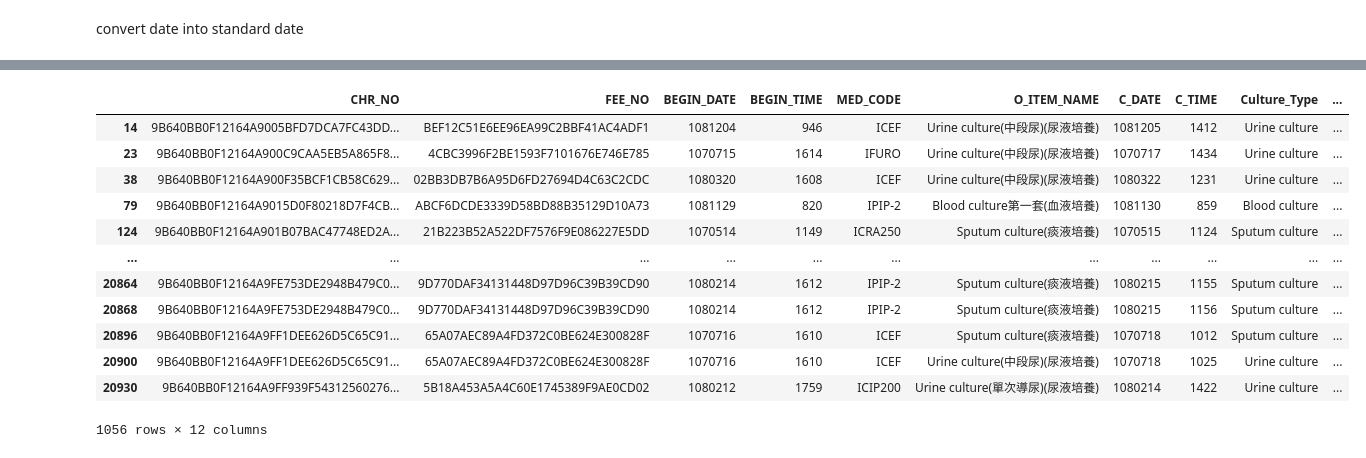
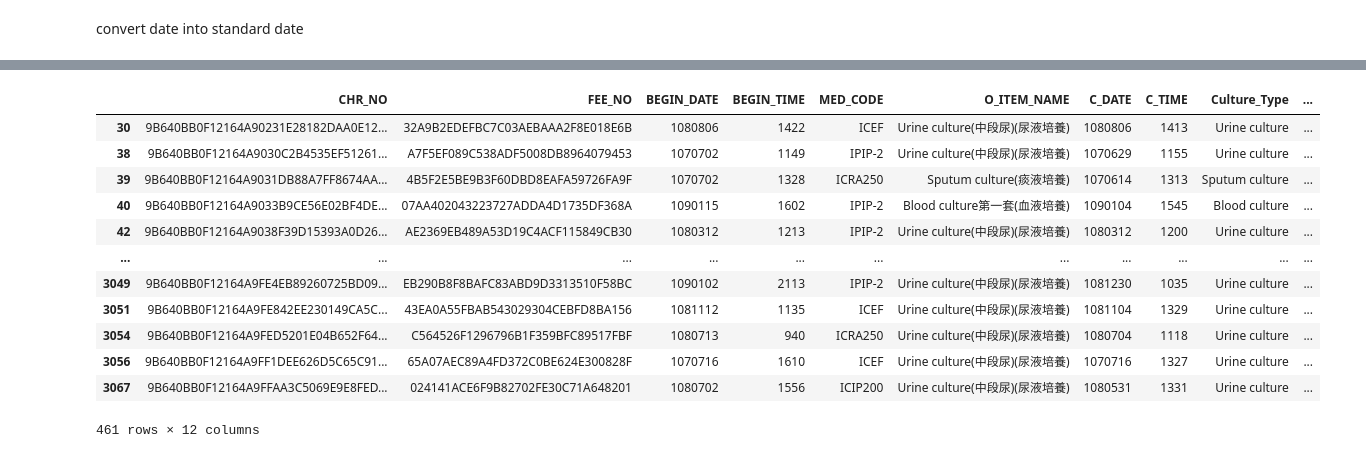
Before and after one commit to timothy0203/Taiwan_Health_Datathon_2024, a Jupyter notebook: preprocess.ipynb, the cells around one changed output, grey strips where cells are left out. Cells and saved outputs as stored; diff of their text form; code cells hidden in the pictures.

```diff
--- a/preprocess.ipynb
+++ b/preprocess.ipynb
@@ -171,0 +219,25 @@ ipd_basic_df
+# %%
+import pandas as pd
+from datetime import datetime
+
+# Function to convert yymmdd and time in seconds into datetime
+def convert_to_datetime(yymmdd, time_in_sec):
+    try:
+        year = (yymmdd // 10000) + 1900  # Assuming '108' represents the year 2008
+        month = (yymmdd % 10000) // 100
+        day = yymmdd % 100
+        hr = time_in_sec // 100
+        minute = time_in_sec % 100
+        return datetime(year, month, day, hr, minute)  # Correctly refer to the datetime class
+    except ValueError:
+        return pd.NaT  # Return NaT for invalid dates
+
+# Apply the conversion function to 'C_DATE' and 'C_TIME' to create a 'C_DATETIME' column
+lab_selected_rows_df['C_DATETIME'] = lab_selected_rows_df.apply(lambda row: convert_to_datetime(row['C_DATE'], row['C_TIME']), axis=1)
+
+# Sort by CHR_NO, FEE_NO, and C_DATETIME
+lab_selected_rows_df = lab_selected_rows_df.sort_values(by=['CHR_NO', 'FEE_NO', 'C_DATETIME'])
+
+# Drop duplicates, keeping the first (earliest) entry for each CHR_NO and FEE_NO combination
+lab_selected_first_rows_df = lab_selected_rows_df.drop_duplicates(subset=['CHR_NO', 'FEE_NO'], keep='first')
+lab_selected_first_rows_df
@@ -192,11 +297,11 @@ Not Intersection count: 3617
 # %%
-# Assuming ur_order_df and lab_selected_rows_df are your two DataFrames
+# Assuming ur_order_df and lab_selected_first_rows_df are your two DataFrames
 
 # Intersection: rows that are present in both DataFrames
-intersection_df = pd.merge(ur_order_df, lab_selected_rows_df, on=['CHR_NO', 'FEE_NO'], how='inner')
+intersection_df = pd.merge(ur_order_df, lab_selected_first_rows_df, on=['CHR_NO', 'FEE_NO'], how='inner')
 
 # Not Intersection: rows that are present in one DataFrame but not the other (both ways)
-not_intersection_df = pd.merge(ur_order_df, lab_selected_rows_df, on=['CHR_NO', 'FEE_NO'], how='outer', indicator=True)
+not_intersection_df = pd.merge(ur_order_df, lab_selected_first_rows_df, on=['CHR_NO', 'FEE_NO'], how='outer', indicator=True)
 not_intersection_df = not_intersection_df[not_intersection_df['_merge'] != 'both']
 
 # Calculate the counts
@@ -269,7 +374,8 @@ ur_order_lab_merge_format_date_df['BEGIN_DATETIME'] = ur_order_lab_merge_format_
 ur_order_lab_merge_format_date_df['C_DATETIME'] = ur_order_lab_merge_format_date_df.apply(lambda row: convert_to_datetime(row['C_DATE'], row['C_TIME']), axis=1)
 
 # Calculate the difference between C_DATETIME and BEGIN_DATETIME
-ur_order_lab_merge_format_date_df['Time_Difference'] = ur_order_lab_merge_format_date_df['C_DATETIME'] - ur_order_lab_merge_format_date_df['BEGIN_DATETIME']
+ur_order_lab_merge_format_date_df['Time_Difference'] = ur_order_lab_merge_format_date_df['BEGIN_DATETIME'] - ur_order_lab_merge_format_date_df['C_DATETIME']
+# ur_order_lab_merge_format_date_df['Time_Difference'] = ur_order_lab_merge_format_date_df['C_DATETIME'] - ur_order_lab_merge_format_date_df['BEGIN_DATETIME']
 
 # Display the updated DataFrame
 # print(ur_order_lab_merge_format_date_df[['BEGIN_DATETIME', 'C_DATETIME', 'Time_Difference']])
@@ -291,30 +397,30 @@ ur_order_lab_merge_format_date_df
 # %%
 # Convert columns to appropriate datetime types
 ur_order_lab_merge_format_date_df['BEGIN_DATETIME'] = pd.to_datetime(ur_order_lab_merge_format_date_df['BEGIN_DATETIME'])
 ur_order_lab_merge_format_date_df['C_DATETIME'] = pd.to_datetime(ur_order_lab_merge_format_date_df['C_DATETIME'])
 ur_order_lab_merge_format_date_df['Time_Difference'] = pd.to_timedelta(ur_order_lab_merge_format_date_df['Time_Difference'])
 
 # Define the threshold (e.g., 10 days)
-high_threshold = pd.Timedelta(days=2)
+high_threshold = pd.Timedelta(days=5)
 low_threshold = pd.Timedelta(days=0)
 
 # Filter out rows where Time_Difference is greater than the threshold
-ur_order_lab_merge_format_date_filtered_df = ur_order_lab_merge_format_date_df[ur_order_lab_merge_format_date_df['Time_Difference'] <= high_threshold]
-ur_order_lab_merge_format_date_filtered_df = ur_order_lab_merge_format_date_filtered_df[ur_order_lab_merge_format_date_df['Time_Difference'] >= low_threshold]
+ur_order_lab_merge_format_date_filtered_df = ur_order_lab_merge_format_date_df[ur_order_lab_merge_format_date_df['Time_Difference'] >= low_threshold]
+# ur_order_lab_merge_format_date_filtered_df = ur_order_lab_merge_format_date_filtered_df[ur_order_lab_merge_format_date_df['Time_Difference'] <= high_threshold]
 
 # Display the filtered DataFrame
 ur_order_lab_merge_format_date_filtered_df
 # %% [output]
 |  | CHR_NO | FEE_NO | BEGIN_DATE | BEGIN_TIME | MED_CODE | O_ITEM_NAME | C_DATE | C_TIME | Culture_Type | ... |
-| 14 | 9B640BB0F12164A9005BFD7DCA7FC43DD... | BEF12C51E6EE96EA99C2BBF41AC4ADF1 | 1081204 | 946 | ICEF | Urine culture(中段尿)(尿液培養) | 1081205 | 1412 | Urine culture | ... |
-| 23 | 9B640BB0F12164A900C9CAA5EB5A865F8... | 4CBC3996F2BE1593F7101676E746E785 | 1070715 | 1614 | IFURO | Urine culture(中段尿)(尿液培養) | 1070717 | 1434 | Urine culture | ... |
-| 38 | 9B640BB0F12164A900F35BCF1CB58C629... | 02BB3DB7B6A95D6FD27694D4C63C2CDC | 1080320 | 1608 | ICEF | Urine culture(中段尿)(尿液培養) | 1080322 | 1231 | Urine culture | ... |
-| 79 | 9B640BB0F12164A9015D0F80218D7F4CB... | ABCF6DCDE3339D58BD88B35129D10A73 | 1081129 | 820 | IPIP-2 | Blood culture第一套(血液培養) | 1081130 | 859 | Blood culture | ... |
-| 124 | 9B640BB0F12164A901B07BAC47748ED2A... | 21B223B52A522DF7576F9E086227E5DD | 1070514 | 1149 | ICRA250 | Sputum culture(痰液培養) | 1070515 | 1124 | Sputum culture | ... |
+| 30 | 9B640BB0F12164A90231E28182DAA0E12... | 32A9B2EDEFBC7C03AEBAAA2F8E018E6B | 1080806 | 1422 | ICEF | Urine culture(中段尿)(尿液培養) | 1080806 | 1413 | Urine culture | ... |
+| 38 | 9B640BB0F12164A9030C2B4535EF51261... | A7F5EF089C538ADF5008DB8964079453 | 1070702 | 1149 | IPIP-2 | Urine culture(中段尿)(尿液培養) | 1070629 | 1155 | Urine culture | ... |
+| 39 | 9B640BB0F12164A9031DB88A7FF8674AA... | 4B5F2E5BE9B3F60DBD8EAFA59726FA9F | 1070702 | 1328 | ICRA250 | Sputum culture(痰液培養) | 1070614 | 1313 | Sputum culture | ... |
+| 40 | 9B640BB0F12164A9033B9CE56E02BF4DE... | 07AA402043223727ADDA4D1735DF368A | 1090115 | 1602 | IPIP-2 | Blood culture第一套(血液培養) | 1090104 | 1545 | Blood culture | ... |
+| 42 | 9B640BB0F12164A9038F39D15393A0D26... | AE2369EB489A53D19C4ACF115849CB30 | 1080312 | 1213 | IPIP-2 | Urine culture(中段尿)(尿液培養) | 1080312 | 1200 | Urine culture | ... |
 | ... | ... | ... | ... | ... | ... | ... | ... | ... | ... | ... |
-| 20864 | 9B640BB0F12164A9FE753DE2948B479C0... | 9D770DAF34131448D97D96C39B39CD90 | 1080214 | 1612 | IPIP-2 | Sputum culture(痰液培養) | 1080215 | 1155 | Sputum culture | ... |
-| 20868 | 9B640BB0F12164A9FE753DE2948B479C0... | 9D770DAF34131448D97D96C39B39CD90 | 1080214 | 1612 | IPIP-2 | Sputum culture(痰液培養) | 1080215 | 1156 | Sputum culture | ... |
-| 20896 | 9B640BB0F12164A9FF1DEE626D5C65C91... | 65A07AEC89A4FD372C0BE624E300828F | 1070716 | 1610 | ICEF | Sputum culture(痰液培養) | 1070718 | 1012 | Sputum culture | ... |
-| 20900 | 9B640BB0F12164A9FF1DEE626D5C65C91... | 65A07AEC89A4FD372C0BE624E300828F | 1070716 | 1610 | ICEF | Urine culture(中段尿)(尿液培養) | 1070718 | 1025 | Urine culture | ... |
-| 20930 | 9B640BB0F12164A9FF939F54312560276... | 5B18A453A5A4C60E1745389F9AE0CD02 | 1080212 | 1759 | ICIP200 | Urine culture(單次導尿)(尿液培養) | 1080214 | 1422 | Urine culture | ... |
+| 3049 | 9B640BB0F12164A9FE4EB89260725BD09... | EB290B8F8BAFC83ABD9D3313510F58BC | 1090102 | 2113 | IPIP-2 | Urine culture(中段尿)(尿液培養) | 1081230 | 1035 | Urine culture | ... |
+| 3051 | 9B640BB0F12164A9FE842EE230149CA5C... | 43EA0A55FBAB543029304CEBFD8BA156 | 1081112 | 1135 | ICEF | Urine culture(中段尿)(尿液培養) | 1081104 | 1329 | Urine culture | ... |
+| 3054 | 9B640BB0F12164A9FED5201E04B652F64... | C564526F1296796B1F359BFC89517FBF | 1080713 | 940 | ICRA250 | Urine culture(中段尿)(尿液培養) | 1080704 | 1118 | Urine culture | ... |
+| 3056 | 9B640BB0F12164A9FF1DEE626D5C65C91... | 65A07AEC89A4FD372C0BE624E300828F | 1070716 | 1610 | ICEF | Urine culture(中段尿)(尿液培養) | 1070716 | 1327 | Urine culture | ... |
+| 3067 | 9B640BB0F12164A9FFAA3C5069E9E8FED... | 024141ACE6F9B82702FE30C71A648201 | 1080702 | 1556 | ICIP200 | Urine culture(中段尿)(尿液培養) | 1080531 | 1331 | Urine culture | ... |
-1056 rows × 12 columns
+461 rows × 12 columns
```
Also changed, not shown: parts of 54 cells of this notebook, 1 other file.
